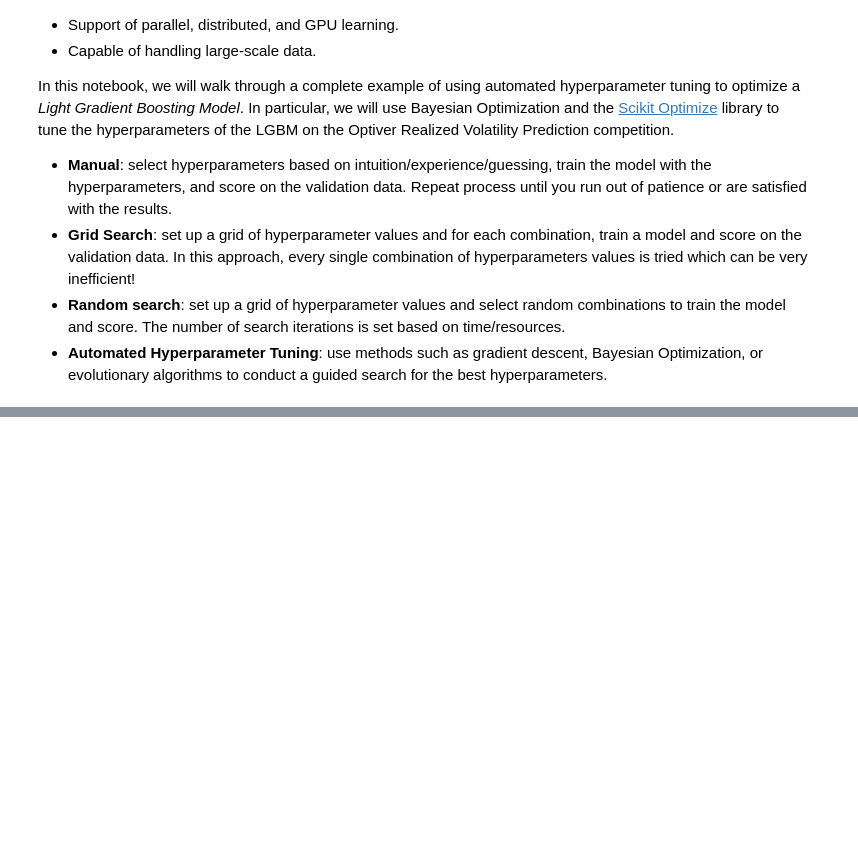
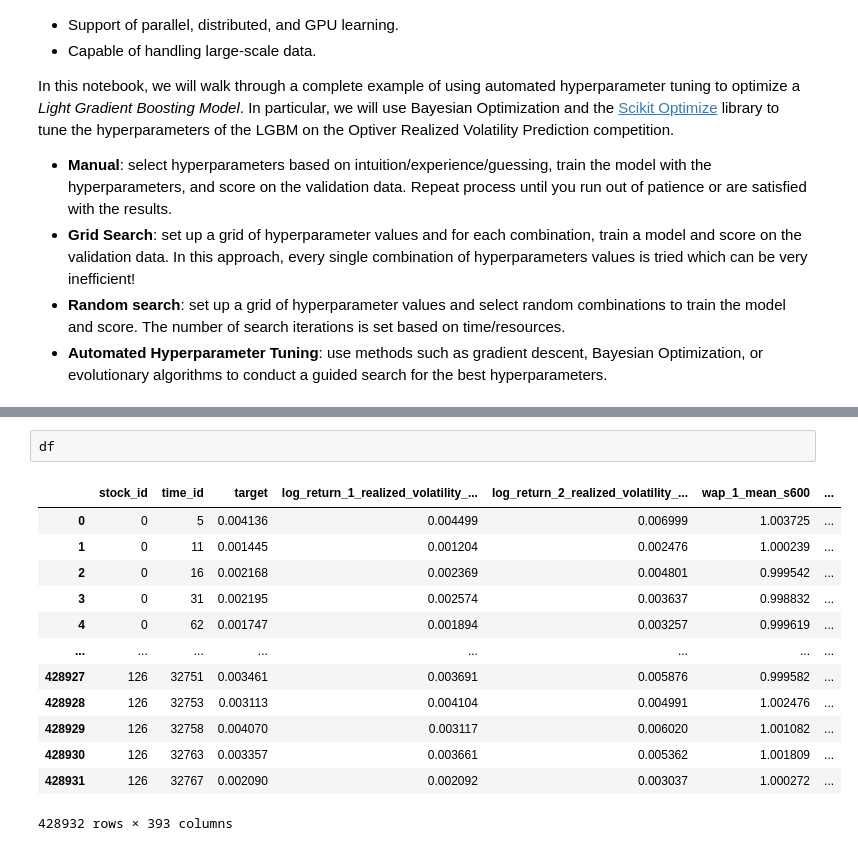
Before and after one commit to KoeusIss/orvp, a Jupyter notebook: 0x00_fine_tune_lgbm.ipynb, the cells around one changed output, grey strips where cells are left out. Drawn from its saved outputs; the diff is of its cells as text; blank space fills up the shorter version.

```diff
--- a/0x00_fine_tune_lgbm.ipynb
+++ b/0x00_fine_tune_lgbm.ipynb
@@ -39,0 +53,16 @@ from skopt.utils import use_named_args
+# %%
+df
+# %% [output]
+|  | stock_id | time_id | target | log_return_1_realized_volatility_... | log_return_2_realized_volatility_... | wap_1_mean_s600 | ... |
+| 0 | 0 | 5 | 0.004136 | 0.004499 | 0.006999 | 1.003725 | ... |
+| 1 | 0 | 11 | 0.001445 | 0.001204 | 0.002476 | 1.000239 | ... |
+| 2 | 0 | 16 | 0.002168 | 0.002369 | 0.004801 | 0.999542 | ... |
+| 3 | 0 | 31 | 0.002195 | 0.002574 | 0.003637 | 0.998832 | ... |
+| 4 | 0 | 62 | 0.001747 | 0.001894 | 0.003257 | 0.999619 | ... |
+| ... | ... | ... | ... | ... | ... | ... | ... |
+| 428927 | 126 | 32751 | 0.003461 | 0.003691 | 0.005876 | 0.999582 | ... |
+| 428928 | 126 | 32753 | 0.003113 | 0.004104 | 0.004991 | 1.002476 | ... |
+| 428929 | 126 | 32758 | 0.004070 | 0.003117 | 0.006020 | 1.001082 | ... |
+| 428930 | 126 | 32763 | 0.003357 | 0.003661 | 0.005362 | 1.001809 | ... |
+| 428931 | 126 | 32767 | 0.002090 | 0.002092 | 0.003037 | 1.000272 | ... |
+428932 rows × 393 columns
```
Also changed, not shown: parts of 18 cells of this notebook.
